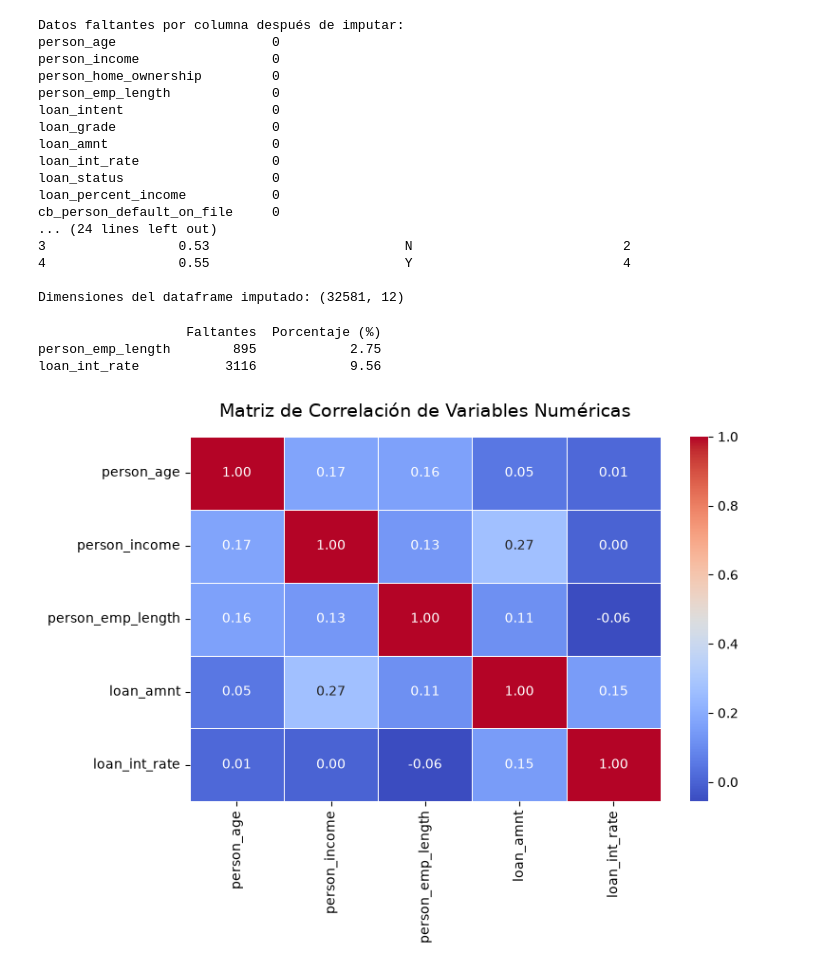
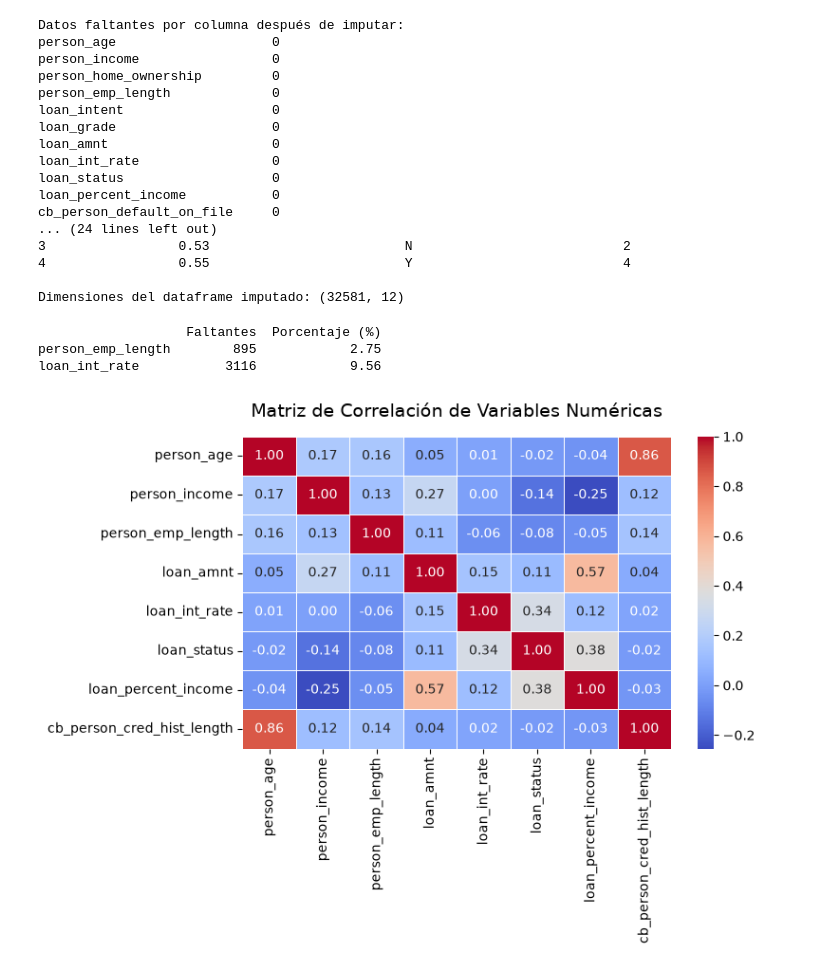
Before and after one commit to Nicolas-1212/Proyecto-Credit-Risk-Dataset, a Jupyter notebook: cuadernos/exploracion_Samuel(B).ipynb, the cells around one changed output. Saved outputs shown, nothing was run; the diff lists cells and outputs as text; code cells hidden in the pictures.

```diff
--- a/cuadernos/exploracion_Samuel(B).ipynb
+++ b/cuadernos/exploracion_Samuel(B).ipynb
@@ -115,24 +115,25 @@ cb_person_default_on_file     0
 4                 0.55                         Y                           4
 
 Dimensiones del dataframe imputado: (32581, 12)
-# %%
-nulos_df = pd.DataFrame(
-    {
-        'Faltantes': df.isnull().sum(),
-        'Porcentaje (%)': (df.isnull().mean() * 100).round(2),
-    }
-)
-print(nulos_df[nulos_df['Faltantes'] > 0])
-
-plt.figure(figsize=(8, 6))
-sns.heatmap(
-    corr_matrix, annot=True, cmap='coolwarm', fmt='.2f', linewidths=0.5
-)
-plt.title('Matriz de Correlación de Variables Numéricas', fontsize=14, pad=15)
-plt.tight_layout()
-plt.show()
-# %% [output]
-                   Faltantes  Porcentaje (%)
-person_emp_length        895            2.75
-loan_int_rate           3116            9.56
-[figure, removed]
+# %%
+corr_matrix = df.select_dtypes(include=['number']).corr()
+nulos_df = pd.DataFrame(
+    {
+        'Faltantes': df.isnull().sum(),
+        'Porcentaje (%)': (df.isnull().mean() * 100).round(2),
+    }
+)
+print(nulos_df[nulos_df['Faltantes'] > 0])
+
+plt.figure(figsize=(8, 6))
+sns.heatmap(
+    corr_matrix, annot=True, cmap='coolwarm', fmt='.2f', linewidths=0.5
+)
+plt.title('Matriz de Correlación de Variables Numéricas', fontsize=14, pad=15)
+plt.tight_layout()
+plt.show()
+# %% [output]
+                   Faltantes  Porcentaje (%)
+person_emp_length        895            2.75
+loan_int_rate           3116            9.56
+[figure, added]
```
Also changed, not shown: parts of 1 cell of this notebook.
